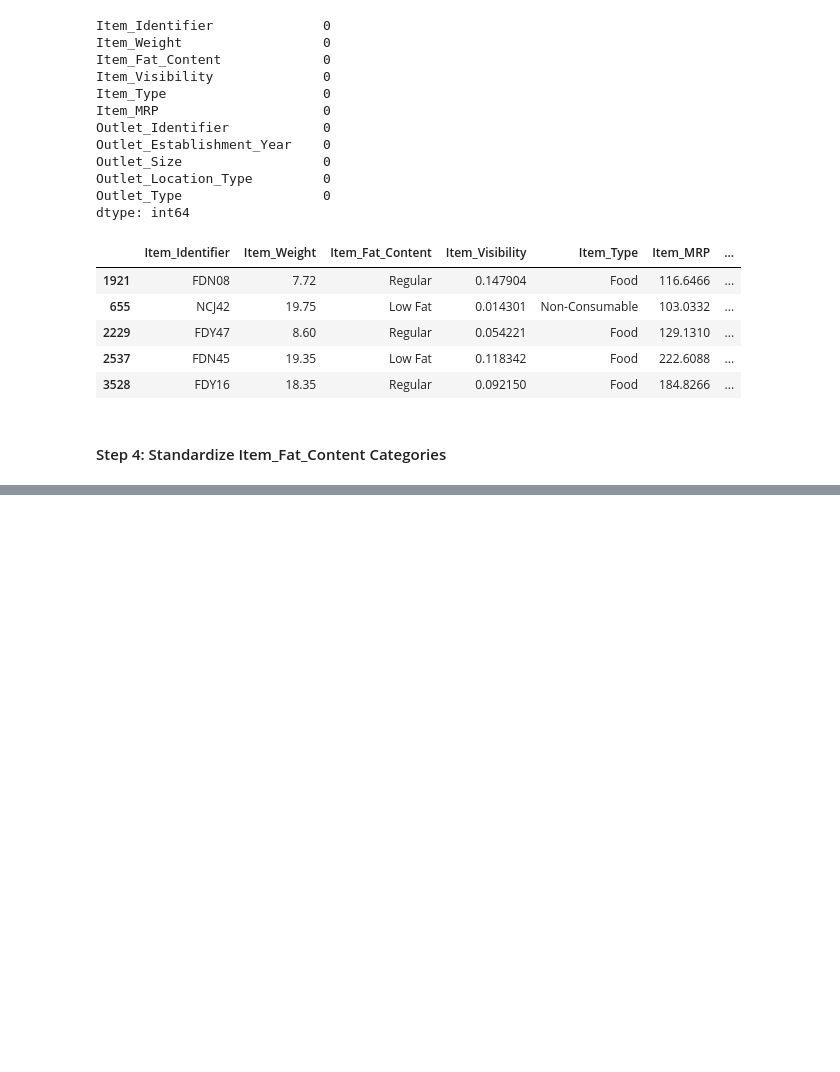
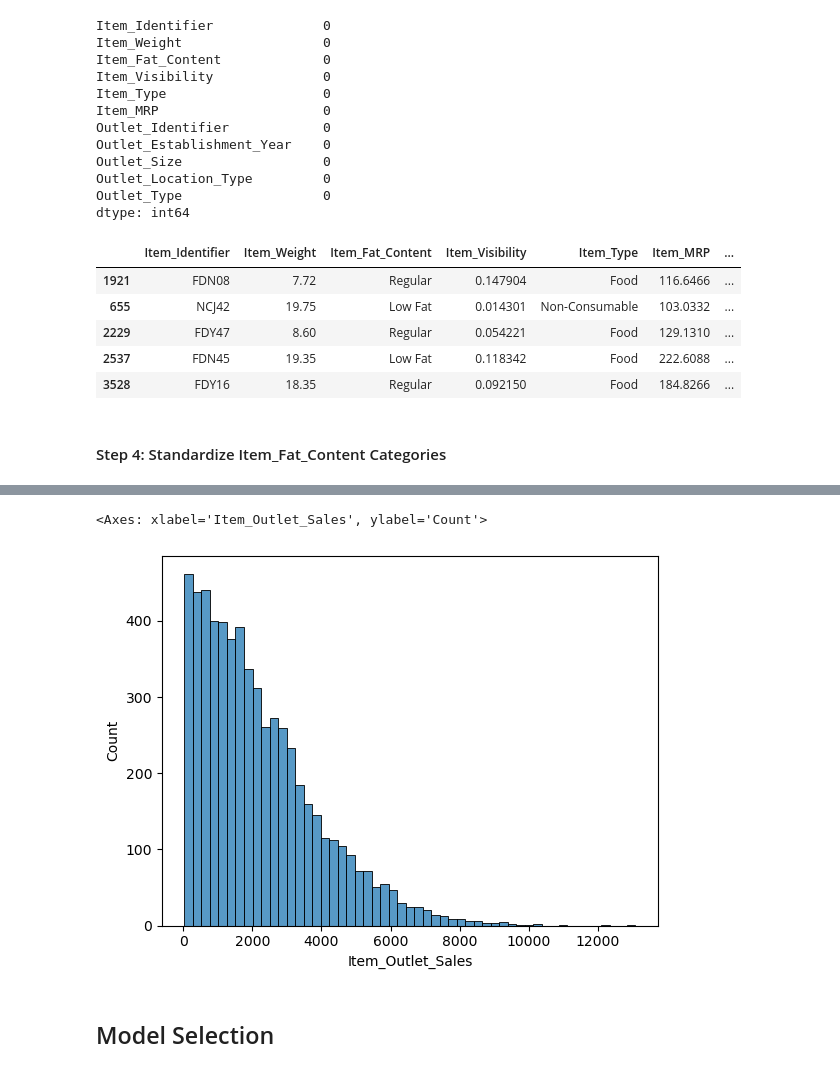
Before and after one commit to Debasish6/ML-Basics, a Jupyter notebook: Sales Prediction/Sales_Froecasting2.ipynb, the cells around one changed output, grey strips where cells are left out. Cells and saved outputs as stored; diff of their text form; code cells hidden in the pictures; blank space fills up the shorter version.

Commit message:
Improved Sales fore casting

```diff
--- a/Sales Prediction/Sales_Froecasting2.ipynb
+++ b/Sales Prediction/Sales_Froecasting2.ipynb
@@ -517,0 +734,7 @@ X_train_c.head()
+# %%
+sns.histplot(y_train)
+# %% [output]
+<Axes: xlabel='Item_Outlet_Sales', ylabel='Count'>
+[figure, added]
+# %% [markdown]
+## Model Selection
```
Also changed, not shown: parts of 63 cells of this notebook.
